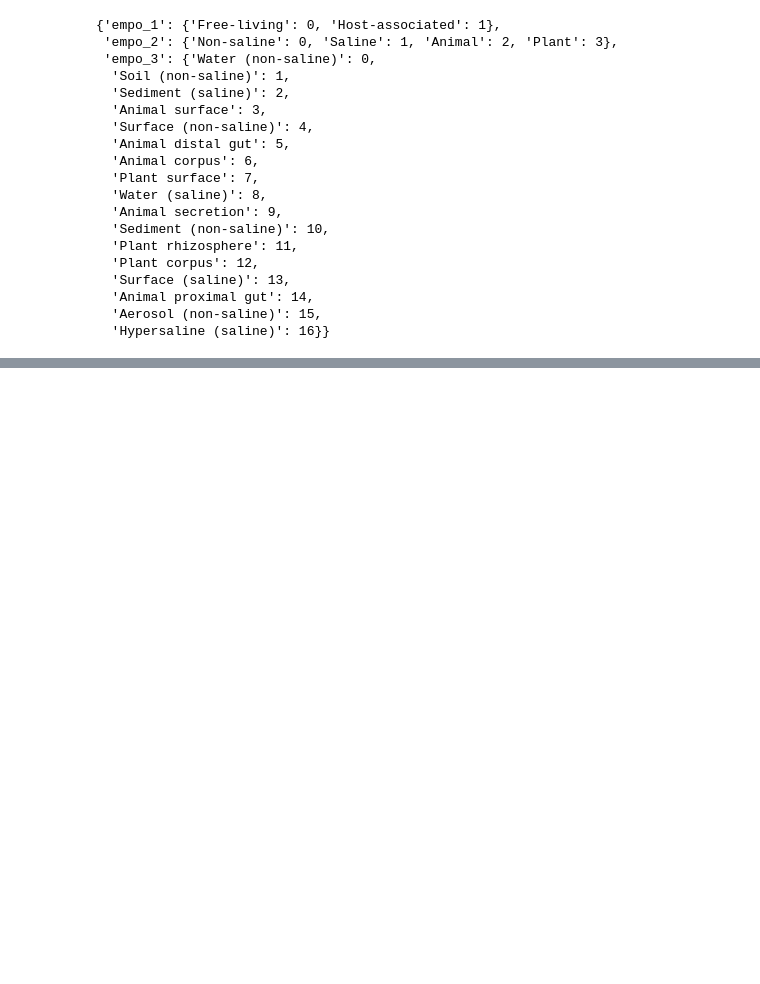
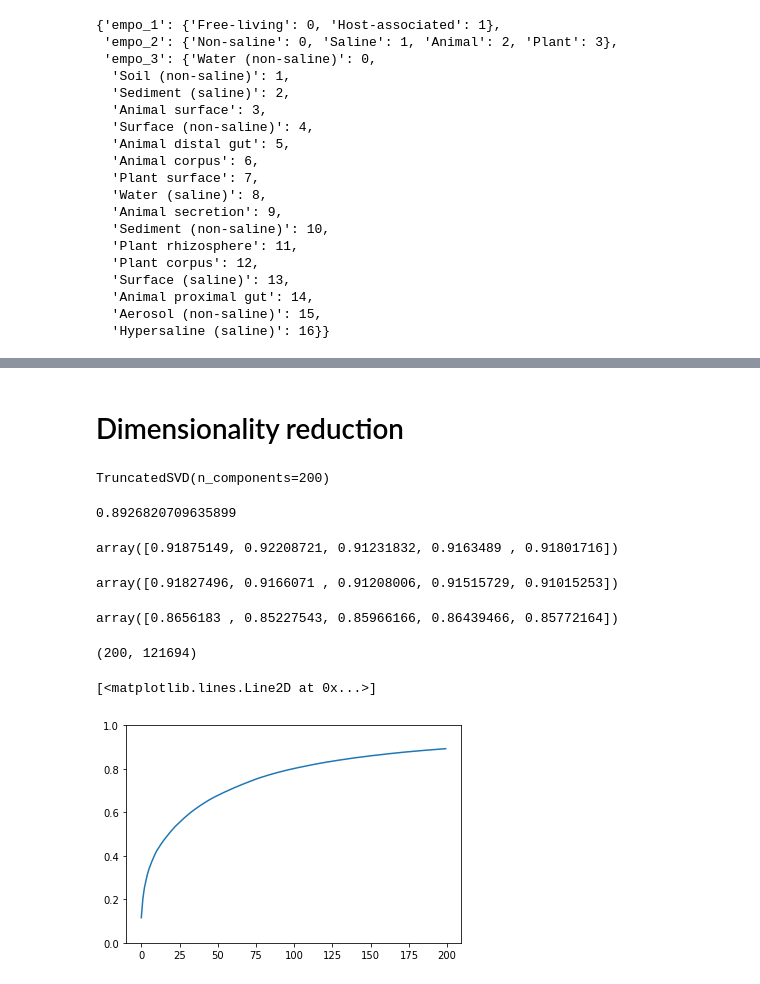
Before and after one commit to Toctave/microbiome, a Jupyter notebook: Microbiome.ipynb, the cells around one changed output, grey strips where cells are left out. Cells and saved outputs as stored; diff of their text form; code cells hidden in the pictures; blank space fills up the shorter version.

```diff
--- a/Microbiome.ipynb
+++ b/Microbiome.ipynb
@@ -104,0 +173,13 @@ logit_score('empo_3')
+# %% [markdown]
+# Dimensionality reduction
+# %%
+from sklearn.decomposition import TruncatedSVD
+
+svd = TruncatedSVD(n_components=200)
+svd.fit(desc)
+# %% [output]
+TruncatedSVD(n_components=200)
+# %%
+svd.explained_variance_ratio_.sum()
+# %% [output]
+0.8926820709635899
@@ -104,0 +188,22 @@ logit_score('empo_3')
+# %%
+eval_clf(clf_logit, desc_reduced, envs, 'empo_1')
+# %% [output]
+array([0.91875149, 0.92208721, 0.91231832, 0.9163489 , 0.91801716])
+# %%
+eval_clf(clf_logit, desc_reduced, envs, 'empo_2')
+# %% [output]
+array([0.91827496, 0.9166071 , 0.91208006, 0.91515729, 0.91015253])
+# %%
+eval_clf(clf_logit, desc_reduced, envs, 'empo_3')
+# %% [output]
+array([0.8656183 , 0.85227543, 0.85966166, 0.86439466, 0.85772164])
+# %%
+svd.components_.shape
+# %% [output]
+(200, 121694)
+# %%
+plt.ylim(0, 1)
+plt.plot(svd.explained_variance_ratio_.cumsum())
+# %% [output]
+[<matplotlib.lines.Line2D at 0x...>]
+[figure, added]
```
Also changed, not shown: parts of 23 cells of this notebook, 1 other file.
